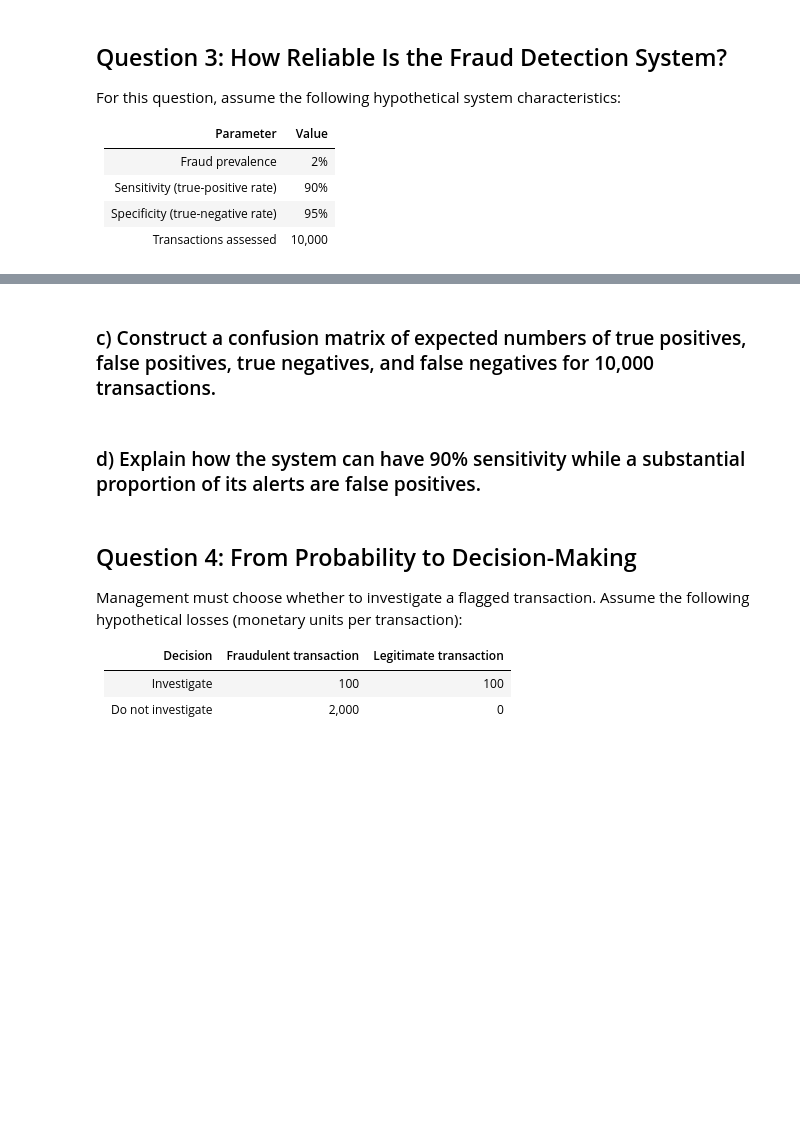
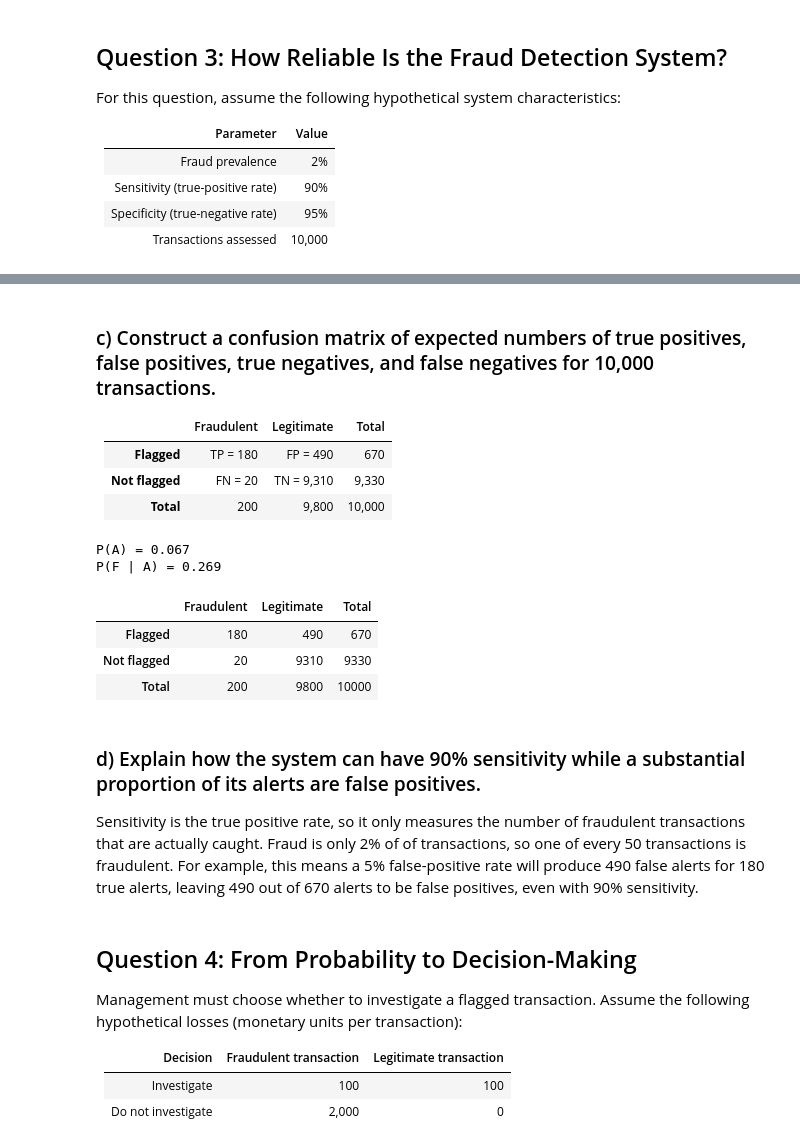
Before and after one commit to Ri-Dearg/da-labs, a Jupyter notebook: lab2_employee_perf.ipynb, the cells around one changed output, grey strips where cells are left out. Cells and saved outputs as stored; diff of their text form; code cells hidden in the pictures; blank space fills up the shorter version.

```diff
--- a/lab2_employee_perf.ipynb
+++ b/lab2_employee_perf.ipynb
@@ -393,7 +418,49 @@ For this question, assume the following hypothetical system characteristics:
 # %% [markdown]
 ### c) Construct a confusion matrix of expected numbers of true positives, false positives, true negatives, and false negatives for 10,000 transactions.
+
+| | Fraudulent | Legitimate | Total |
+|:--|--:|--:|--:|
+| **Flagged** | TP = 180 | FP = 490 | 670 |
+| **Not flagged** | FN = 20 | TN = 9,310 | 9,330 |
+| **Total** | 200 | 9,800 | 10,000 |
+# %%
+prevalence = 0.02
+sensitivity = 0.90
+specificity = 0.95
+n_transactions = 10_000
+
+p_flag = sensitivity * prevalence + (1 - specificity) * (1 - prevalence)
+p_fraud_given_flag = sensitivity * prevalence / p_flag
+print(f'P(A) = {p_flag:.3f}')
+print(f'P(F | A) = {p_fraud_given_flag:.3f}')
+
+fraud = n_transactions * prevalence
+legit = n_transactions - fraud
+tp = sensitivity * fraud
+fn = fraud - tp
+fp = (1 - specificity) * legit
+tn = legit - fp
+
+confusion = pd.DataFrame(
+    {
+        'Fraudulent': [tp, fn, fraud],
+        'Legitimate': [fp, tn, legit],
+        'Total': [tp + fp, fn + tn, n_transactions],
+    },
+    index=['Flagged', 'Not flagged', 'Total'],
+)
+confusion.round().astype(int)
+# %% [output]
+P(A) = 0.067
+P(F | A) = 0.269
+|  | Fraudulent | Legitimate | Total |
+| Flagged | 180 | 490 | 670 |
+| Not flagged | 20 | 9310 | 9330 |
+| Total | 200 | 9800 | 10000 |
 # %% [markdown]
 ### d) Explain how the system can have 90% sensitivity while a substantial proportion of its alerts are false positives.
+
+Sensitivity is the true positive rate, so it only measures the number of fraudulent transactions that are actually caught. Fraud is only 2% of of transactions, so one of every 50 transactions is fraudulent. For example,  this means a 5% false-positive rate will produce 490 false alerts for 180 true alerts, leaving 490 out of 670 alerts to be false positives, even with 90% sensitivity.
 # %% [markdown]
 ## Question 4: From Probability to Decision-Making
 Management must choose whether to investigate a flagged transaction. Assume the following hypothetical losses (monetary units per transaction):
```
Also changed, not shown: parts of 2 cells of this notebook.
